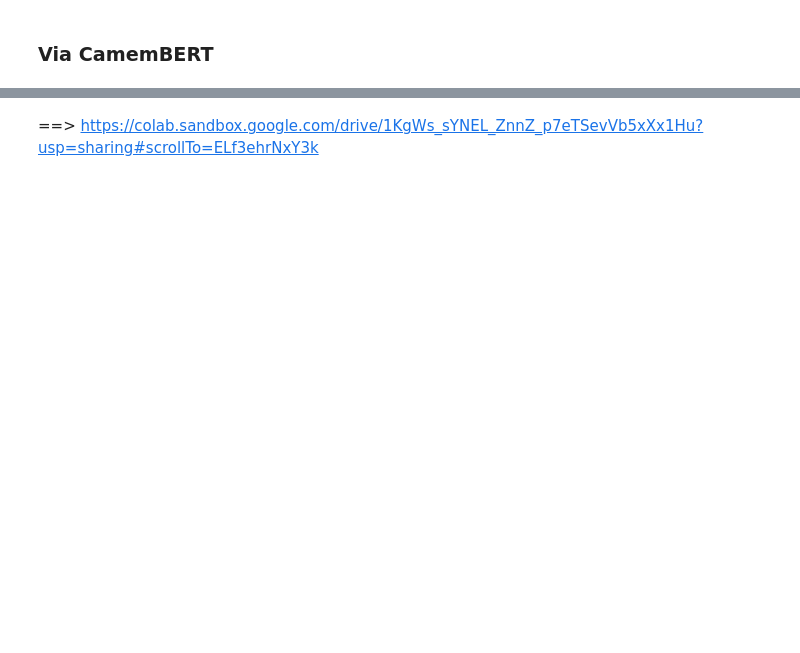
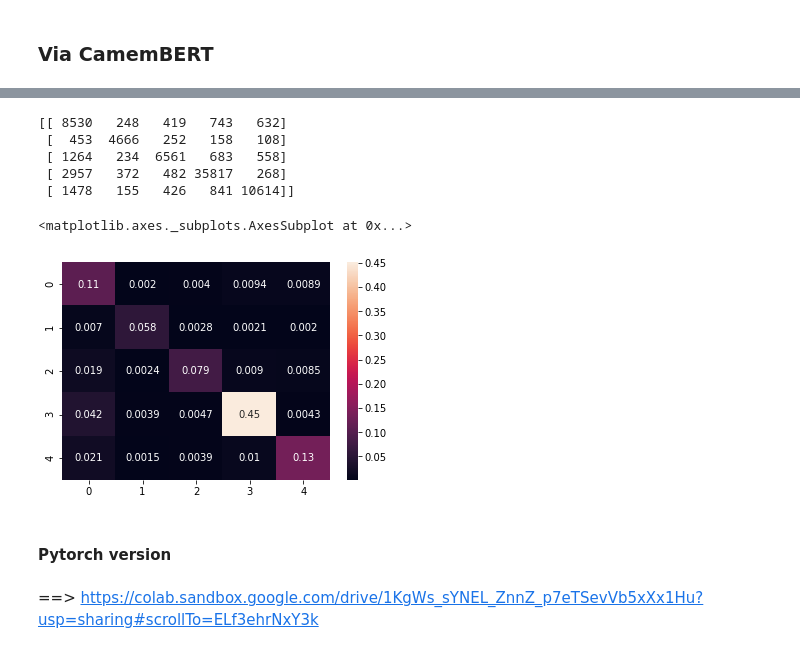
Before and after one commit to d-roland/toxicityDetection, a Jupyter notebook: CS224n_Toxicity_Detection.ipynb, the cells around one changed output, grey strips where cells are left out. Saved outputs shown, nothing was run; the diff lists cells and outputs as text; code cells hidden in the pictures; blank space fills up the shorter version.

```diff
--- a/CS224n_Toxicity_Detection.ipynb
+++ b/CS224n_Toxicity_Detection.ipynb
@@ -2126,0 +2232,17 @@ sns.heatmap(conf_matrix/np.sum(conf_matrix), annot=True)
+# %%
+input0 = camembert_model([input_ids, attention_masks])
+print(input0.shape())
+input0 = input0[0]
+input1 = Dense(EMBEDDING_DIM,activation='relu')(input0)
+dense = Dropout(0.2)(input1)
+out = Dense(5, activation='softmax')(dense)
+targ_bert_model = keras.Model(inputs = [input_ids, attention_masks], outputs = input0)
+targ_bert_model.compile(optimizer='adam', loss='categorical_crossentropy', metrics=['acc'])
+
+targ_bert_model.summary()
+# %%
+early_stopping_callback_loss = tf.keras.callbacks.EarlyStopping(monitor = 'loss', patience = 1)
+early_stopping_callback_val_loss = tf.keras.callbacks.EarlyStopping(monitor = 'val_loss', patience = 1)
+
+targ_bert_history = targ_bert_model.fit([train_input_ids,train_attention_masks], np.array(train_labels), validation_split=0.2, epochs=6, batch_size = 64, \
+                         callbacks = [early_stopping_callback_loss, early_stopping_callback_val_loss], verbose=1)
@@ -2126,0 +2257,2 @@ sns.heatmap(conf_matrix/np.sum(conf_matrix), annot=True)
+# %%
+bert_pred = (targ_bert_model.predict(X_test_tok) >= 0.5).astype("int")
@@ -2127,3 +2274,19 @@ sns.heatmap(conf_matrix/np.sum(conf_matrix), annot=True)
+# %%
+conf_matrix = confusion_matrix(y_test_tok.argmax(axis=1), bert_pred.argmax(axis=1))
+print(conf_matrix)
+# %% [output]
+[[ 8530   248   419   743   632]
+ [  453  4666   252   158   108]
+ [ 1264   234  6561   683   558]
+ [ 2957   372   482 35817   268]
+ [ 1478   155   426   841 10614]]
+# %%
+sns.heatmap(conf_matrix/np.sum(conf_matrix), annot=True)
+# %% [output]
+<matplotlib.axes._subplots.AxesSubplot at 0x...>
+[figure, added]
+# %% [markdown]
+#### Pytorch version
 # %% [markdown]
 ==> https://colab.sandbox.google.com/drive/1KgWs_sYNEL_ZnnZ_p7eTSevVb5xXx1Hu?usp=sharing#scrollTo=ELf3ehrNxY3k
 # %%
```
Also changed, not shown: parts of 44 cells of this notebook.
